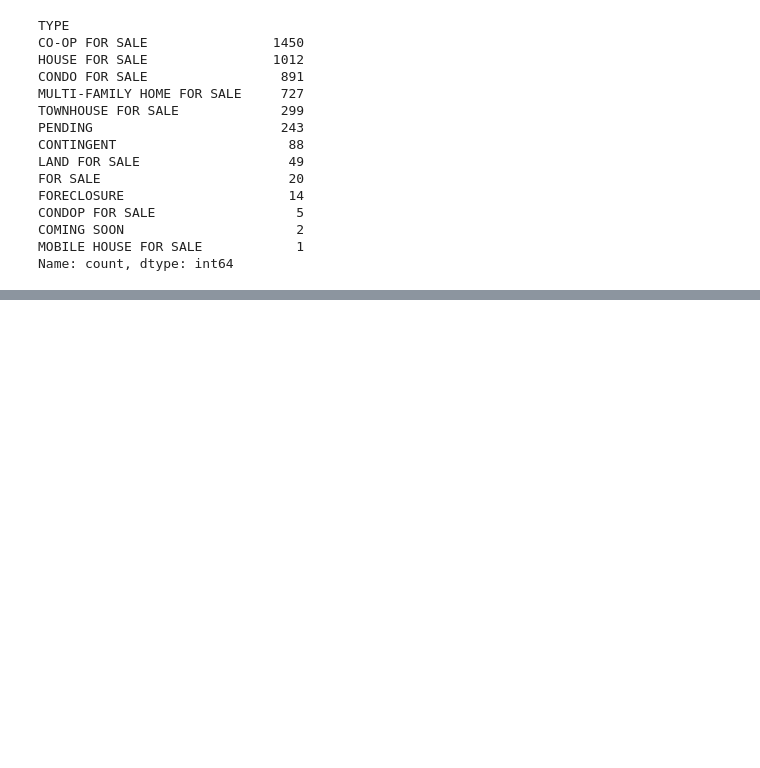
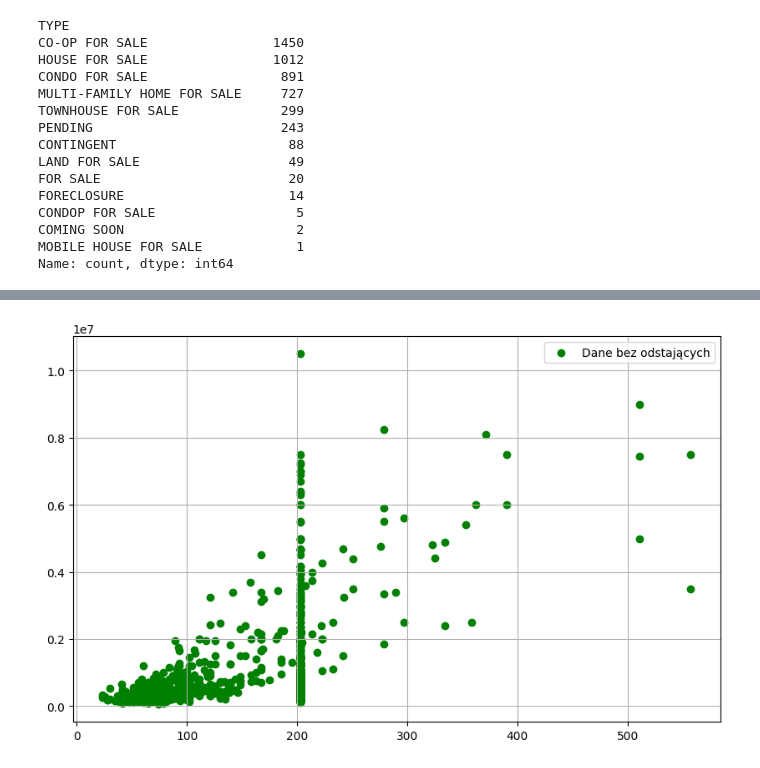
Before and after one commit to Baginka/DA_BA_NYCH, a Jupyter notebook: Data Analysis.ipynb, the cells around one changed output, grey strips where cells are left out. Drawn from its saved outputs; the diff is of its cells as text; code cells hidden in the pictures; blank space fills up the shorter version.

```diff
--- a/Data Analysis.ipynb
+++ b/Data Analysis.ipynb
@@ -239,0 +206,9 @@ GeocoderInsufficientPrivileges: Non-successful status code 403
+# %%
+# Przedstawienie wyników pomijając wartości odstające.
+plt.figure(figsize=(10, 6))
+plt.scatter(df_filtered['PROPERTYSQMETERS'], df_filtered['PRICE'], color='green', label='Dane bez odstających')
+plt.grid(True)
+plt.legend()
+plt.show()
+# %% [output]
+[figure, added]
```
Also changed, not shown: parts of 12 cells of this notebook.
